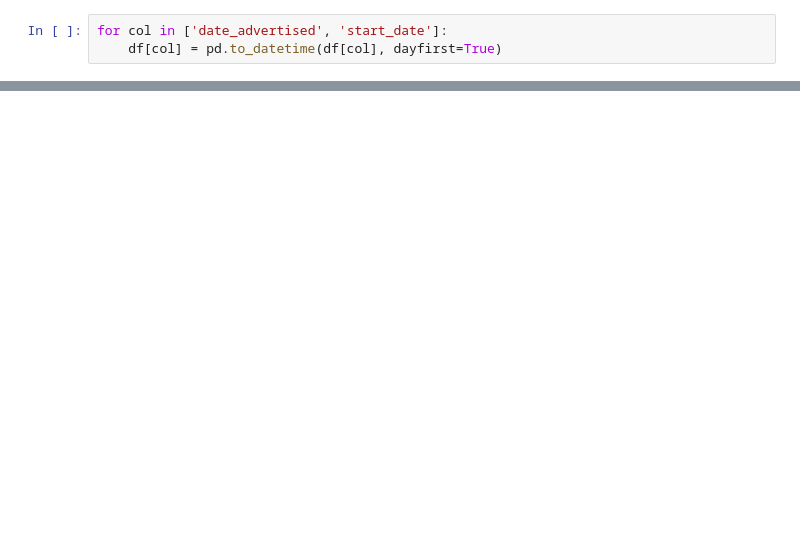
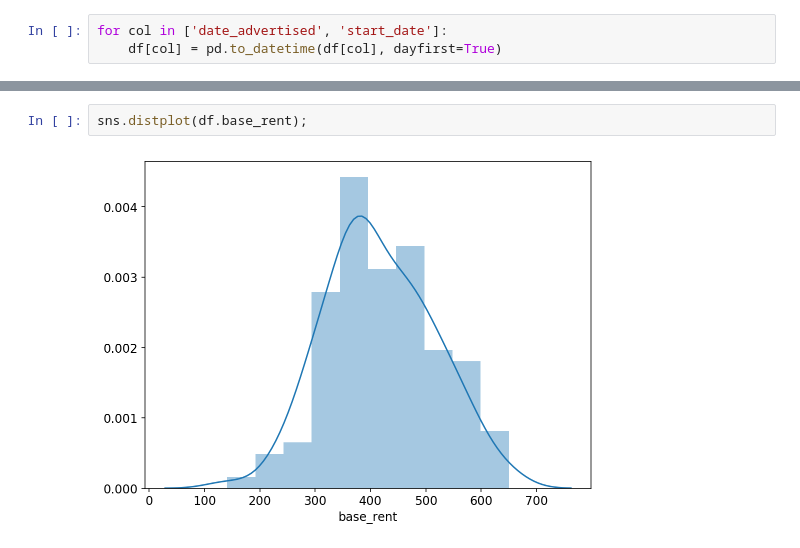
Before and after one commit to raggleton/Hamburg_house_prices, a Jupyter notebook: Hamburg flat scraping.ipynb, the cells around one changed output, grey strips where cells are left out. Saved outputs shown, nothing was run; the diff lists cells and outputs as text; blank space fills up the shorter version.

```diff
--- a/Hamburg flat scraping.ipynb
+++ b/Hamburg flat scraping.ipynb
@@ -550,0 +652,4 @@ df.region.unique().tolist()
+# %%
+sns.distplot(df.base_rent);
+# %% [output]
+[figure, added]
```
Also changed, not shown: parts of 94 cells of this notebook.
